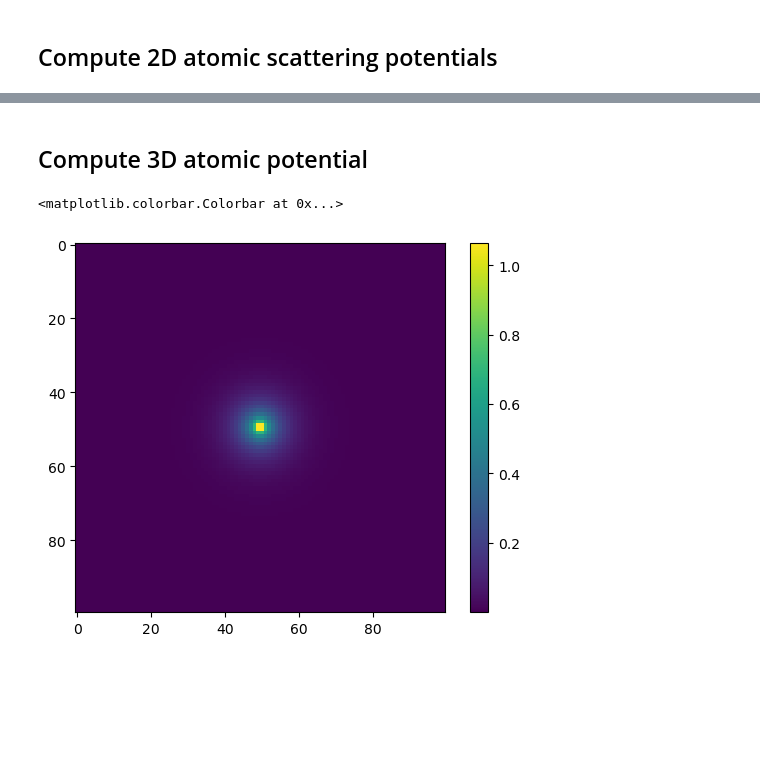
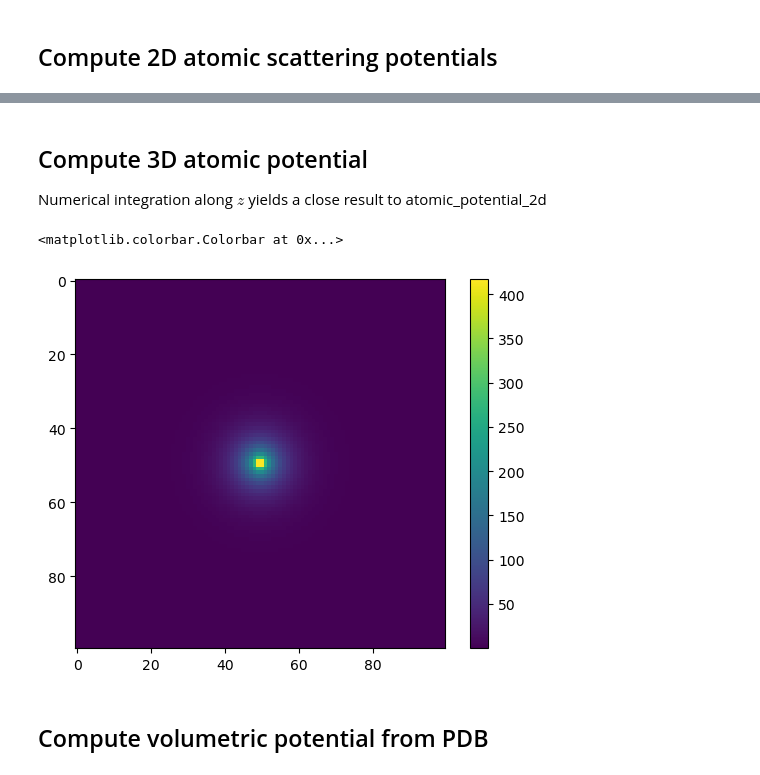
Before and after one commit to joelyeois/specter, a Jupyter notebook: pdb2mrc.ipynb, the cells around one changed output, grey strips where cells are left out. Drawn from its saved outputs; the diff is of its cells as text; code cells hidden in the pictures; blank space fills up the shorter version.

```diff
--- a/pdb2mrc.ipynb
+++ b/pdb2mrc.ipynb
@@ -13,7 +10,7 @@ The autoreload extension is already loaded. To reload it, use:
 # %% [markdown]
 ## Download PDB file
 # %%
-filename = fetch_pdb_file("6drv")
+filename = pdbtools.fetch_pdb_file("6drv")
 filename
 # %% [output]
 '6DRV.pdb'
@@ -21,7 +18,7 @@ filename
 ## Extract atomic coordinates and recenter onto (0,0,0)
 # %%
 # extracts raw coordinates for each atom in (x,y,z) order from pdb file
-atomic_numbers, coords = get_atoms_and_coordinates_from_pdb(filename)
+atomic_numbers, coords = pdbtools.get_atoms_and_coordinates_from_pdb(filename)
 atomic_numbers.shape, coords.shape
 # %% [output]
 ((32888,), (32888, 3))
@@ -56,5 +51,6 @@ plt.colorbar()
 # %% [markdown]
 ## Compute 3D atomic potential
+Numerical integration along $z$ yields a close result to atomic_potential_2d
 # %%
 x = torch.linspace(-2.5, 2.5, n)
 y = x.clone()
@@ -62,10 +58,12 @@ z = x.clone()
 X, Y, Z = torch.meshgrid(x,y,z, indexing='xy')
 R = torch.sqrt(X**2 + Y**2 + Z**2)
 # %%
-pot3d = potential.atomic_potential_3d(atomic_numbers[0], R, dx)
+pot3d = potential.atomic_potential_3d(atomic_numbers[0], R)
 # %%
-plt.imshow(torch.sum(pot3d,0))
+plt.imshow(torch.sum(pot3d,0) * dx)
 plt.colorbar()
 # %% [output]
 <matplotlib.colorbar.Colorbar at 0x...>
-[figure, old version]
+[figure, new version]
+# %% [markdown]
+## Compute volumetric potential from PDB
```
Also changed, not shown: parts of 6 cells of this notebook, 3 other files.
